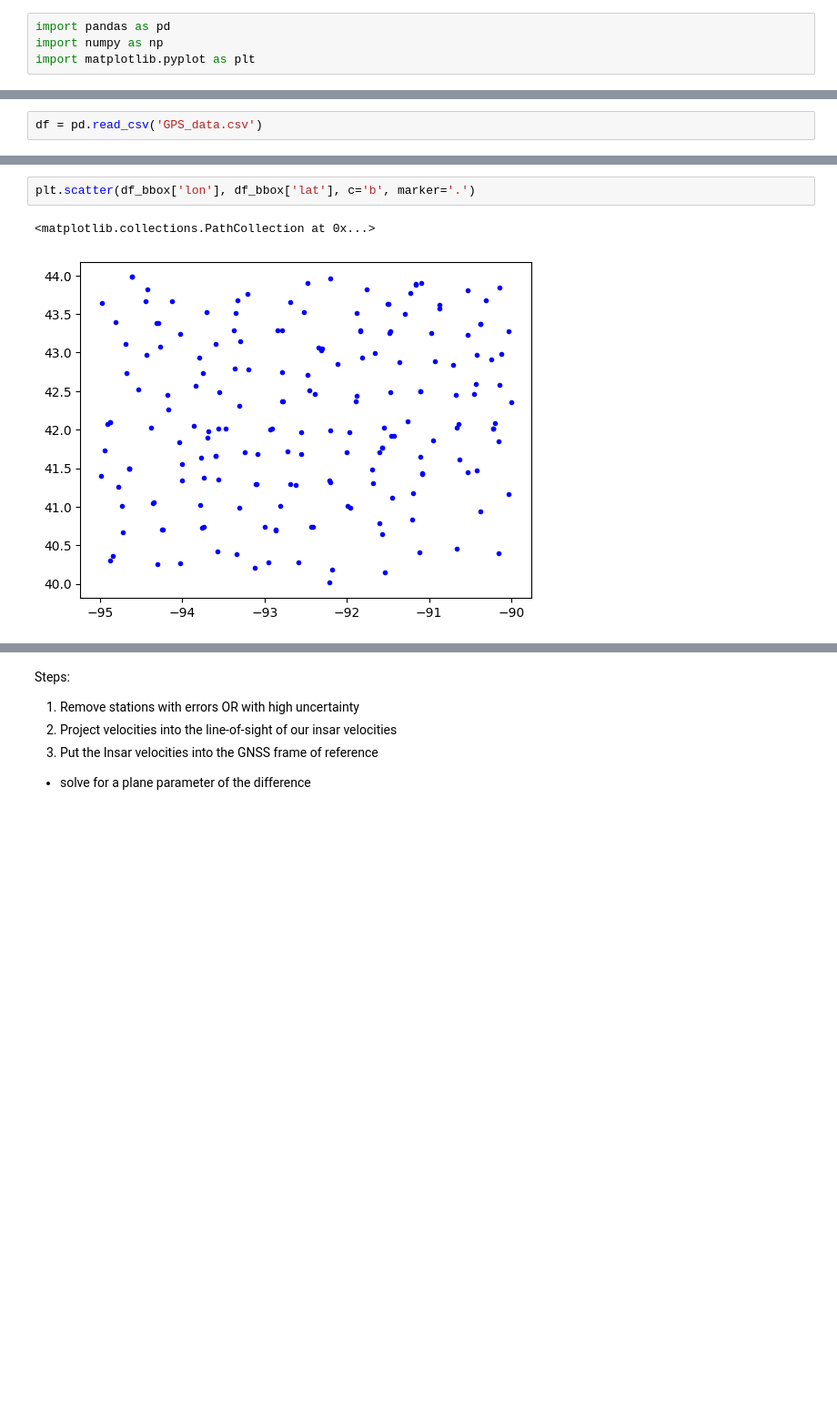
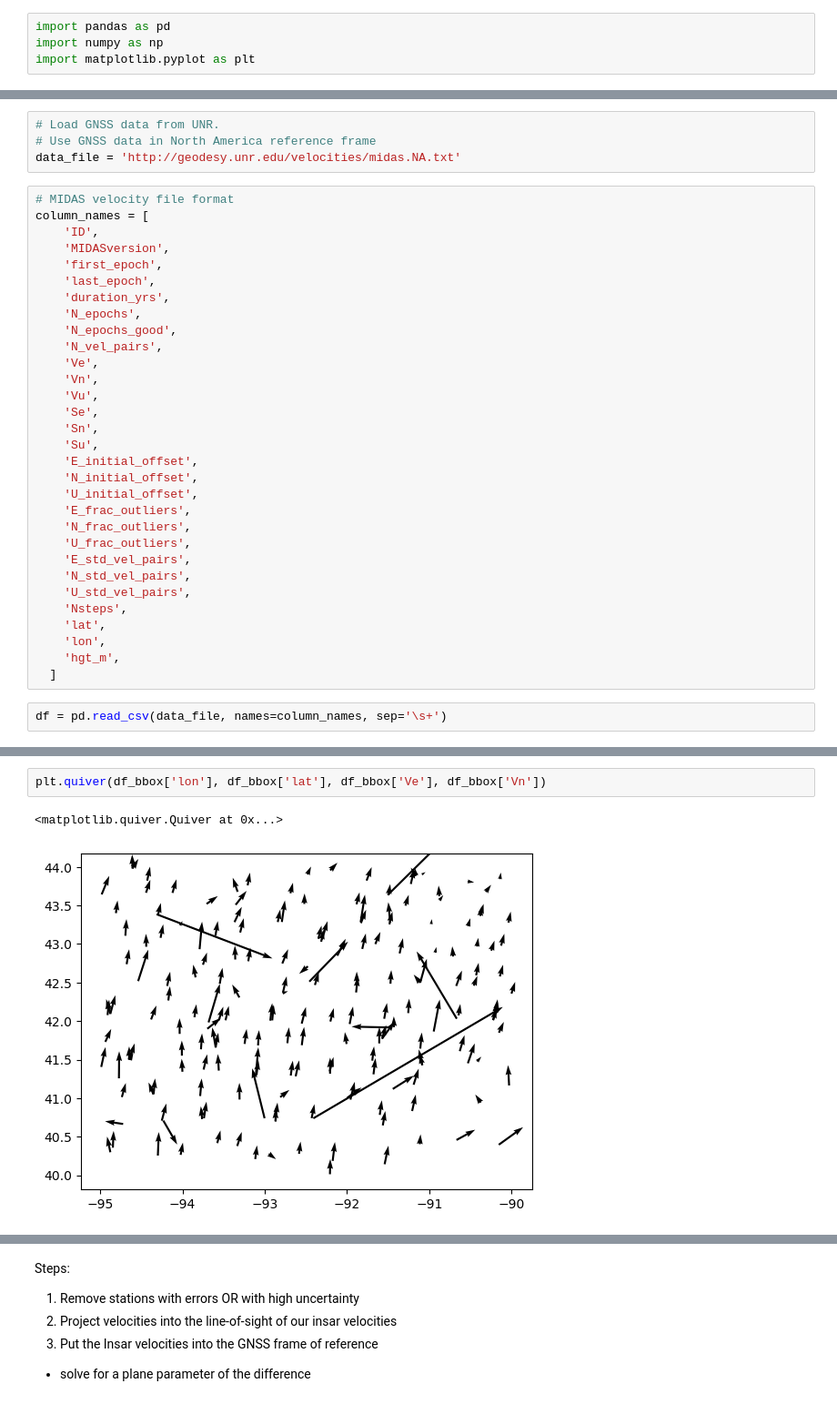
Before and after one commit to jlmaurer/gemlab, a Jupyter notebook: software/gnss/Load_GPS_UNR.ipynb, the cells around one changed output, grey strips where cells are left out. Shown at 91% size. Saved outputs shown, nothing was run; the diff lists cells and outputs as text; blank space fills up the shorter version.

```diff
--- a/software/gnss/Load_GPS_UNR.ipynb
+++ b/software/gnss/Load_GPS_UNR.ipynb
@@ -10,2 +13,37 @@ User uploaded file "GPS_data.csv" with length 4416814 bytes
+# %%
+# Load GNSS data from UNR.
+# Use GNSS data in North America reference frame
+data_file = 'http://geodesy.unr.edu/velocities/midas.NA.txt'
+# %%
+# MIDAS velocity file format
+column_names = [
+    'ID',
+    'MIDASversion',
+    'first_epoch',
+    'last_epoch',
+    'duration_yrs',
+    'N_epochs',
+    'N_epochs_good',
+    'N_vel_pairs',
+    'Ve',
+    'Vn',
+    'Vu',
+    'Se',
+    'Sn',
+    'Su',
+    'E_initial_offset',
+    'N_initial_offset',
+    'U_initial_offset',
+    'E_frac_outliers',
+    'N_frac_outliers',
+    'U_frac_outliers',
+    'E_std_vel_pairs',
+    'N_std_vel_pairs',
+    'U_std_vel_pairs',
+    'Nsteps',
+    'lat',
+    'lon',
+    'hgt_m',
+  ]
 # %%
-df = pd.read_csv('GPS_data.csv')
+df = pd.read_csv(data_file, names=column_names, sep='\s+')
@@ -37,5 +80,5 @@ plt.savefig("GPS_data plot.png")
 # %%
-plt.scatter(df_bbox['lon'], df_bbox['lat'], c='b', marker='.')
+plt.quiver(df_bbox['lon'], df_bbox['lat'], df_bbox['Ve'], df_bbox['Vn'])
 # %% [output]
-<matplotlib.collections.PathCollection at 0x...>
+<matplotlib.quiver.Quiver at 0x...>
-[figure, old version]
+[figure, new version]
```
Also changed, not shown: parts of 29 cells of this notebook, 5 other files.
